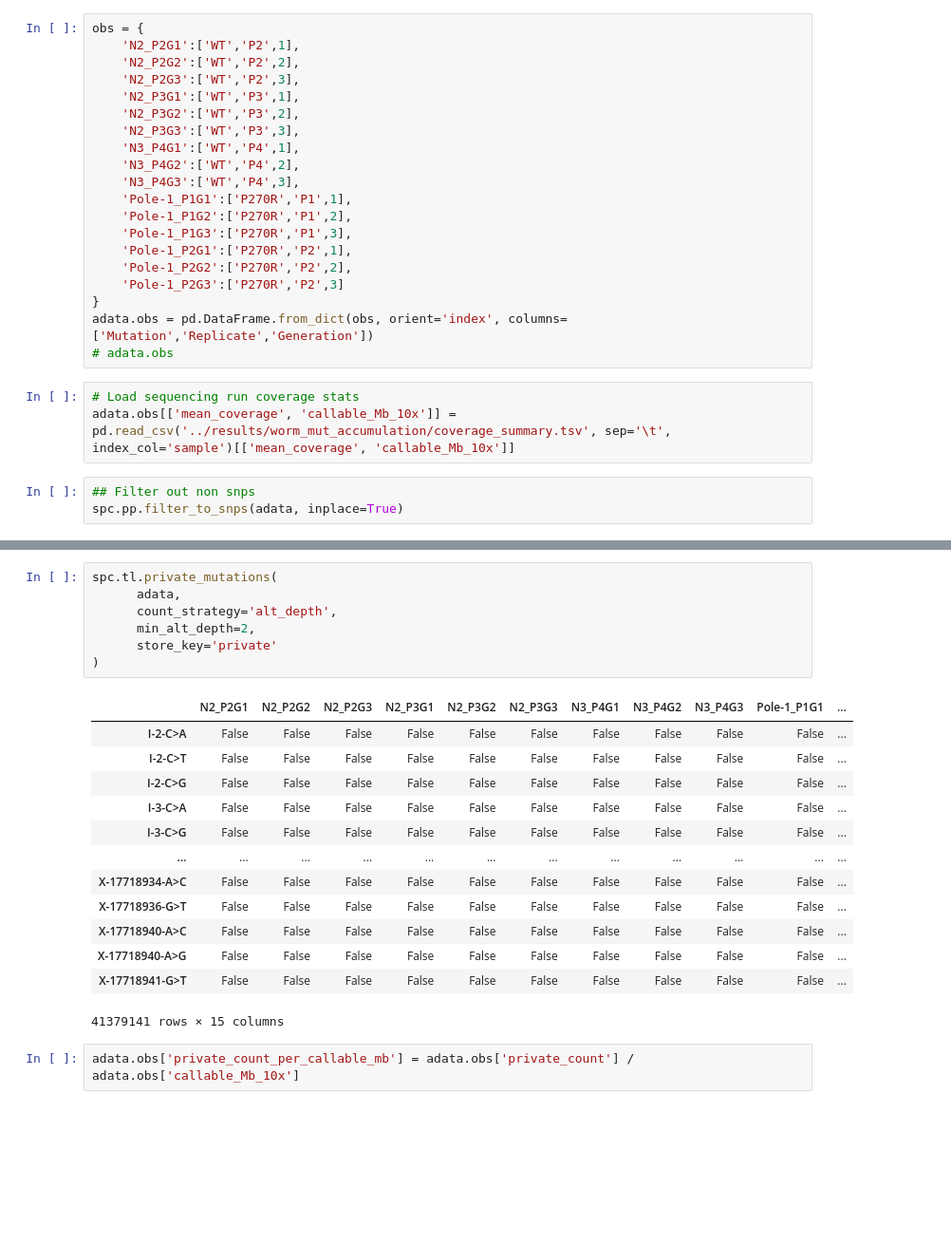
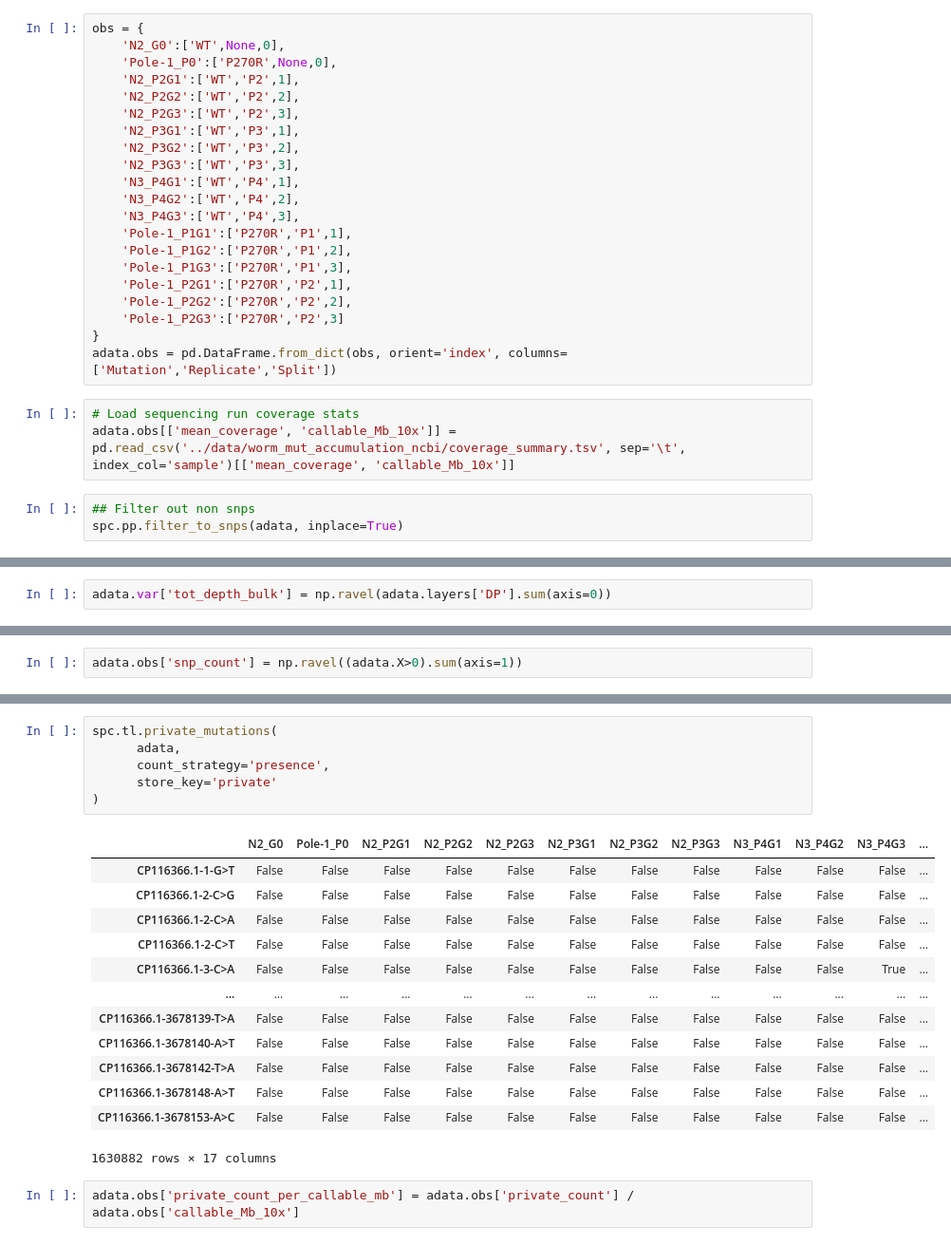
Before and after one commit to SrivatsanLab/SPC_genome, a Jupyter notebook: notebooks/worm_mut_accumulation.ipynb, the cells around one changed output, grey strips where cells are left out. Shown at 95% size. Saved outputs shown, nothing was run; the diff lists cells and outputs as text; blank space fills up the shorter version.

```diff
--- a/notebooks/worm_mut_accumulation.ipynb
+++ b/notebooks/worm_mut_accumulation.ipynb
@@ -24,6 +29,8 @@ adata = ad.io.read_h5ad('../results/worm_mut_accumulation/bulk_worm_raw.h5ad')
 adata.obs_names = adata.obs.index.map(os.path.basename).str[:-4]
 # %%
 obs = {
+    'N2_G0':['WT',None,0],
+    'Pole-1_P0':['P270R',None,0],
     'N2_P2G1':['WT','P2',1],
     'N2_P2G2':['WT','P2',2],
     'N2_P2G3':['WT','P2',3],
@@ -40,11 +47,10 @@ obs = {
     'Pole-1_P2G2':['P270R','P2',2],
     'Pole-1_P2G3':['P270R','P2',3]
 }
-adata.obs = pd.DataFrame.from_dict(obs, orient='index', columns=['Mutation','Replicate','Generation'])
-# adata.obs
+adata.obs = pd.DataFrame.from_dict(obs, orient='index', columns=['Mutation','Replicate','Split'])
 # %%
 # Load sequencing run coverage stats
-adata.obs[['mean_coverage', 'callable_Mb_10x']] = pd.read_csv('../results/worm_mut_accumulation/coverage_summary.tsv', sep='\t', index_col='sample')[['mean_coverage', 'callable_Mb_10x']]
+adata.obs[['mean_coverage', 'callable_Mb_10x']] = pd.read_csv('../data/worm_mut_accumulation_ncbi/coverage_summary.tsv', sep='\t', index_col='sample')[['mean_coverage', 'callable_Mb_10x']]
 # %%
 ## Filter out non snps
 spc.pp.filter_to_snps(adata, inplace=True)
@@ -58,0 +68,2 @@ spc.pp.annotate_contexts(adata, fasta_path='/shared/biodata/reference/iGenomes/C
+# %%
+adata.var['tot_depth_bulk'] = np.ravel(adata.layers['DP'].sum(axis=0))
@@ -58,0 +114,2 @@ spc.pp.annotate_contexts(adata, fasta_path='/shared/biodata/reference/iGenomes/C
+# %%
+adata.obs['snp_count'] = np.ravel((adata.X>0).sum(axis=1))
@@ -59,23 +131,22 @@ spc.pp.annotate_contexts(adata, fasta_path='/shared/biodata/reference/iGenomes/C
 # %%
 spc.tl.private_mutations(
       adata,
-      count_strategy='alt_depth',
-      min_alt_depth=2,
+      count_strategy='presence',
       store_key='private'
 )
 # %% [output]
-|  | N2_P2G1 | N2_P2G2 | N2_P2G3 | N2_P3G1 | N2_P3G2 | N2_P3G3 | N3_P4G1 | N3_P4G2 | N3_P4G3 | Pole-1_P1G1 | ... |
-| I-2-C>A | False | False | False | False | False | False | False | False | False | False | ... |
-| I-2-C>T | False | False | False | False | False | False | False | False | False | False | ... |
-| I-2-C>G | False | False | False | False | False | False | False | False | False | False | ... |
-| I-3-C>A | False | False | False | False | False | False | False | False | False | False | ... |
-| I-3-C>G | False | False | False | False | False | False | False | False | False | False | ... |
-| ... | ... | ... | ... | ... | ... | ... | ... | ... | ... | ... | ... |
-| X-17718934-A>C | False | False | False | False | False | False | False | False | False | False | ... |
-| X-17718936-G>T | False | False | False | False | False | False | False | False | False | False | ... |
-| X-17718940-A>C | False | False | False | False | False | False | False | False | False | False | ... |
-| X-17718940-A>G | False | False | False | False | False | False | False | False | False | False | ... |
-| X-17718941-G>T | False | False | False | False | False | False | False | False | False | False | ... |
+|  | N2_G0 | Pole-1_P0 | N2_P2G1 | N2_P2G2 | N2_P2G3 | N2_P3G1 | N2_P3G2 | N2_P3G3 | N3_P4G1 | N3_P4G2 | N3_P4G3 | ... |
+| CP116366.1-1-G>T | False | False | False | False | False | False | False | False | False | False | False | ... |
+| CP116366.1-2-C>G | False | False | False | False | False | False | False | False | False | False | False | ... |
+| CP116366.1-2-C>A | False | False | False | False | False | False | False | False | False | False | False | ... |
+| CP116366.1-2-C>T | False | False | False | False | False | False | False | False | False | False | False | ... |
+| CP116366.1-3-C>A | False | False | False | False | False | False | False | False | False | False | True | ... |
+| ... | ... | ... | ... | ... | ... | ... | ... | ... | ... | ... | ... | ... |
+| CP116366.1-3678139-T>A | False | False | False | False | False | False | False | False | False | False | False | ... |
+| CP116366.1-3678140-A>T | False | False | False | False | False | False | False | False | False | False | False | ... |
+| CP116366.1-3678142-T>A | False | False | False | False | False | False | False | False | False | False | False | ... |
+| CP116366.1-3678148-A>T | False | False | False | False | False | False | False | False | False | False | False | ... |
+| CP116366.1-3678153-A>C | False | False | False | False | False | False | False | False | False | False | False | ... |
-41379141 rows × 15 columns
+1630882 rows × 17 columns
 # %%
 adata.obs['private_count_per_callable_mb'] = adata.obs['private_count'] / adata.obs['callable_Mb_10x']
```
Also changed, not shown: parts of 53 cells of this notebook, 1 other file.
